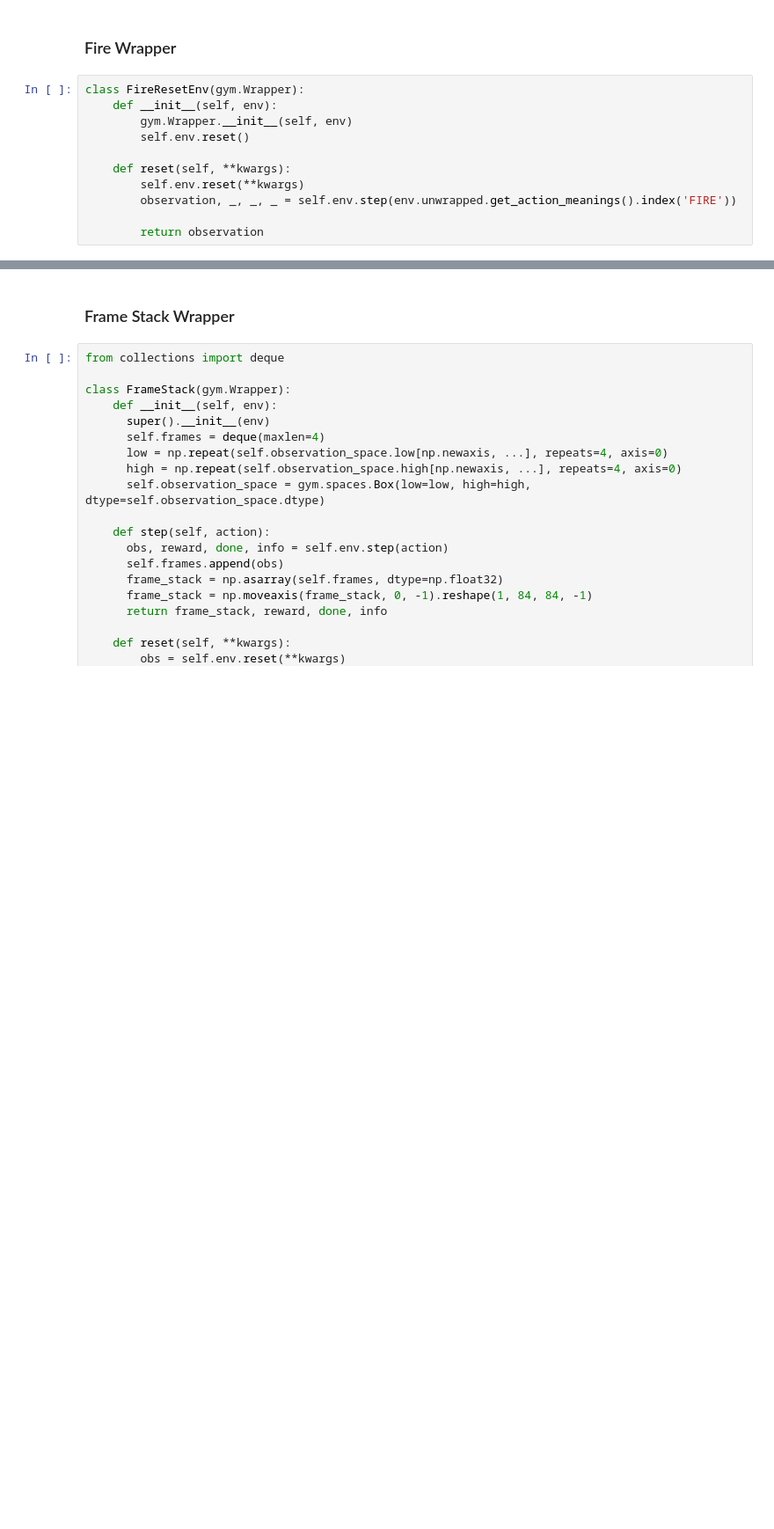
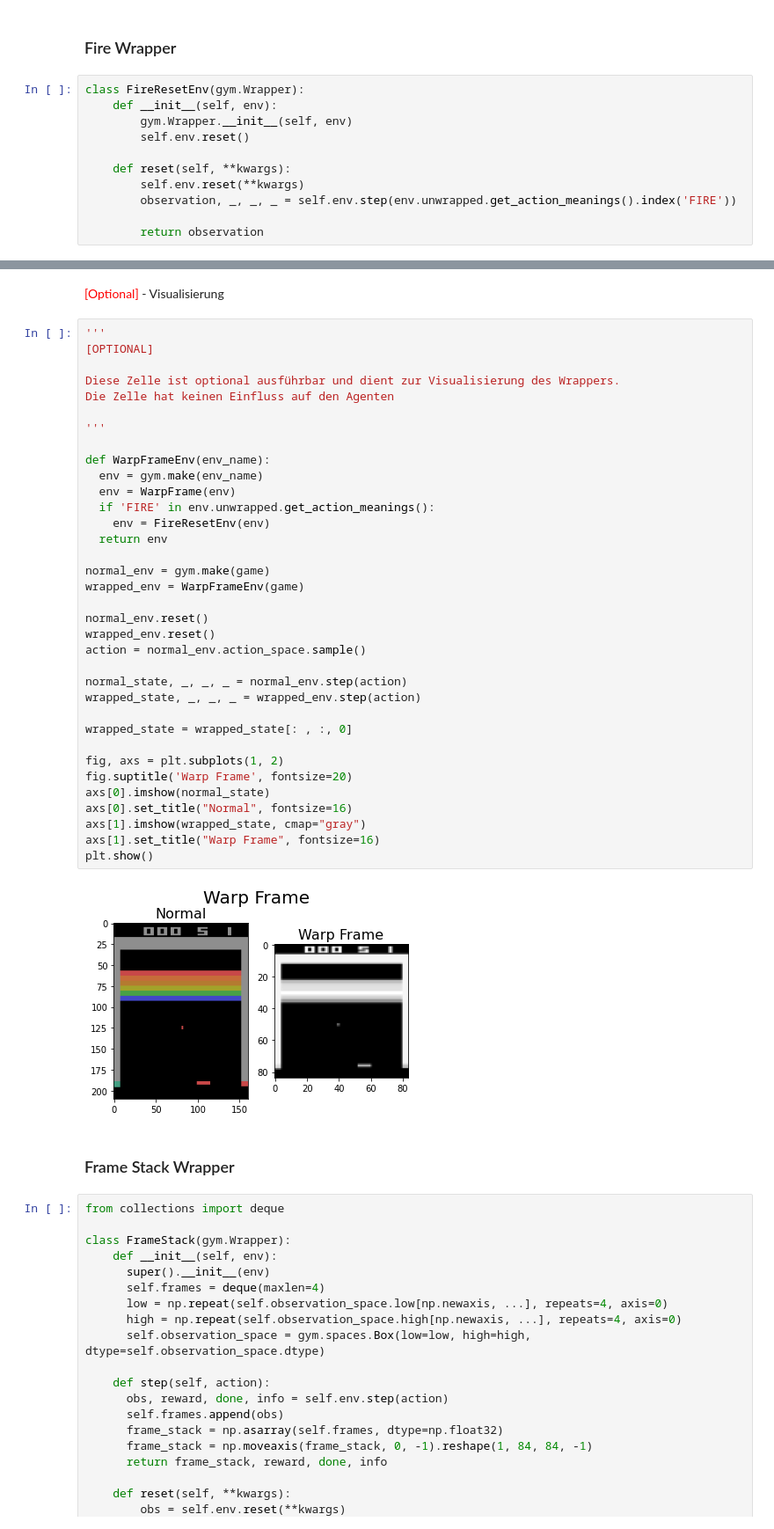
Before and after one commit to CKeibel/Deep-Reinforcement_Learning, a Jupyter notebook: A2C.ipynb, the cells around one changed output, grey strips where cells are left out. Shown: that part at 88% size. Saved outputs shown, nothing was run; the diff lists cells and outputs as text; blank space fills up the shorter version.

Commit message:
Added visualization of the wrappers

```diff
--- a/A2C.ipynb
+++ b/A2C.ipynb
@@ -37,3 +65,42 @@ class FireResetEnv(gym.Wrapper):
+# %% [markdown]
+<font color="red">[Optional]</font> - Visualisierung
+# %%
+'''
+[OPTIONAL]
+
+Diese Zelle ist optional ausführbar und dient zur Visualisierung des Wrappers.
+Die Zelle hat keinen Einfluss auf den Agenten
+
+'''
+
+def WarpFrameEnv(env_name):
+  env = gym.make(env_name)
+  env = WarpFrame(env)
+  if 'FIRE' in env.unwrapped.get_action_meanings():
+    env = FireResetEnv(env)
+  return env
+
+normal_env = gym.make(game)
+wrapped_env = WarpFrameEnv(game)
+
+normal_env.reset()
+wrapped_env.reset()
+action = normal_env.action_space.sample()
+
+normal_state, _, _, _ = normal_env.step(action)
+wrapped_state, _, _, _ = wrapped_env.step(action)
+
+wrapped_state = wrapped_state[: , :, 0]
+
+fig, axs = plt.subplots(1, 2)
+fig.suptitle('Warp Frame', fontsize=20)
+axs[0].imshow(normal_state)
+axs[0].set_title("Normal", fontsize=16)
+axs[1].imshow(wrapped_state, cmap="gray")
+axs[1].set_title("Warp Frame", fontsize=16)
+plt.show()
+# %% [output]
+[figure, added]
 # %% [markdown]
 ### Frame Stack Wrapper
 # %%
```
Also changed, not shown: parts of 12 cells of this notebook.
